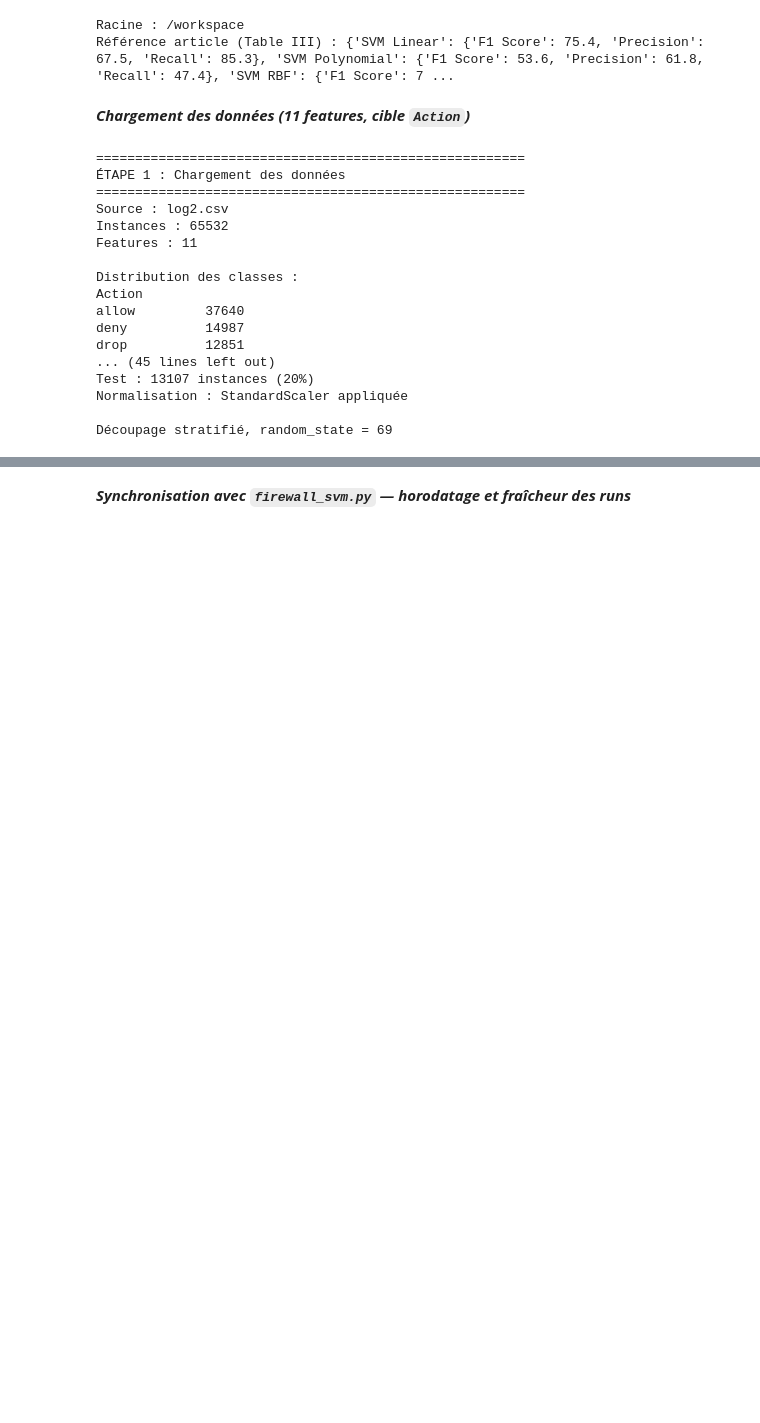
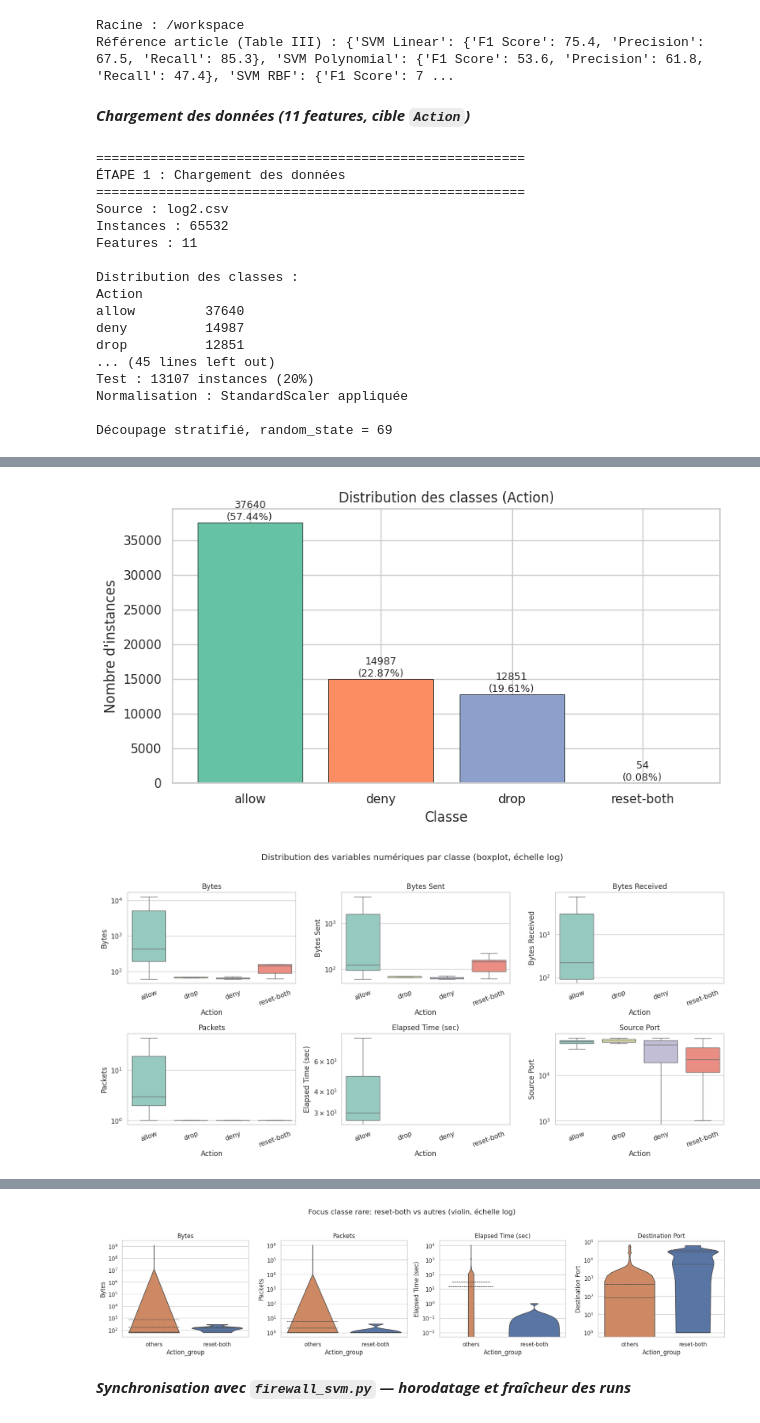
Before and after one commit to UQO-ML/concept-stat-projet-1, a Jupyter notebook: Projet.ipynb, the cells around one changed output, grey strips where cells are left out. Cells and saved outputs as stored; diff of their text form; code cells hidden in the pictures; blank space fills up the shorter version.

```diff
--- a/Projet.ipynb
+++ b/Projet.ipynb
@@ -90,0 +112,29 @@ Découpage stratifié, random_state = 69
+# %%
+# EDA principal (visuels orientés rapport/soutenance)
+plot_firewall_action_distribution(df)
+
+plot_firewall_feature_boxplots(
+    df,
+    features=[
+        "Bytes",
+        "Bytes Sent",
+        "Bytes Received",
+        "Packets",
+        "Elapsed Time (sec)",
+        "Source Port",
+    ],
+    action_col="Action",
+    ncols=3,
+)
+
+plot_firewall_correlation_heatmap(df, FEATURE_NAMES)
+
+plot_firewall_reset_both_focus(
+    df,
+    features=["Bytes", "Packets", "Elapsed Time (sec)", "Destination Port"],
+    action_col="Action",
+    max_features=4,
+)
+# %% [output]
+[figure, added]
+[figure, added]
@@ -91,3 +142,4 @@ Découpage stratifié, random_state = 69
+[figure, added]
 # %% [markdown]
 ***Synchronisation avec `firewall_svm.py` — horodatage et fraîcheur des runs***
 # %%
```
Also changed, not shown: parts of 9 cells of this notebook, 34 other files.
